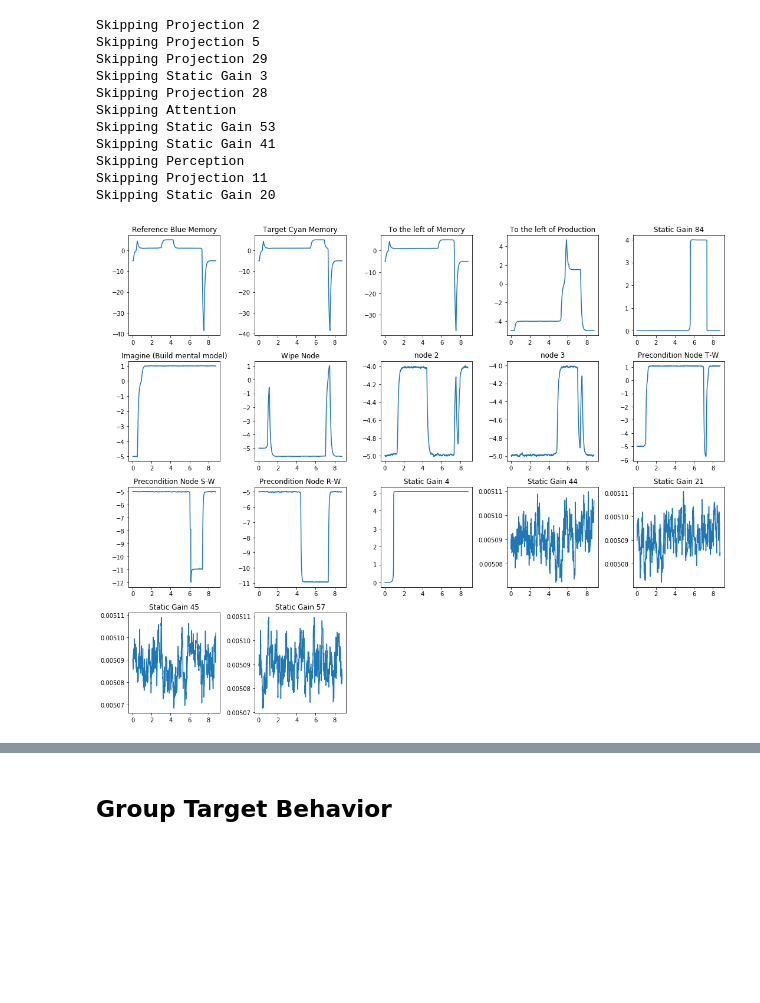
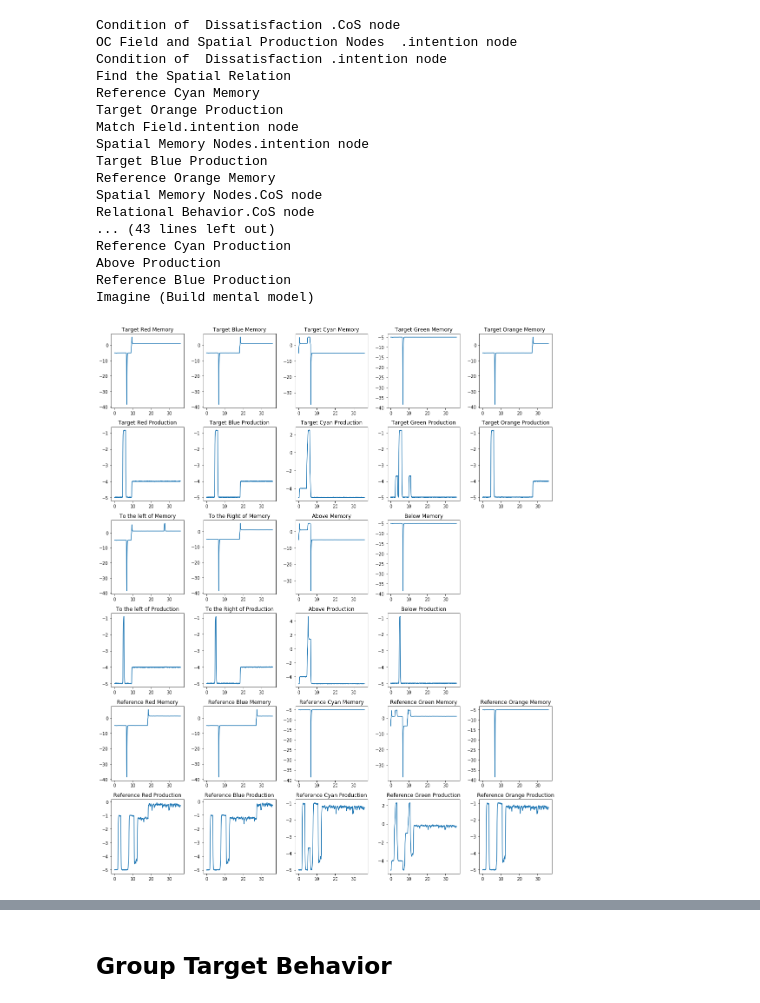
Before and after one commit to rturon/dft_in_nengo, a Jupyter notebook: notebooks/Plot_cedar_modules.ipynb, the cells around one changed output, grey strips where cells are left out. Saved outputs shown, nothing was run; the diff lists cells and outputs as text; code cells hidden in the pictures; blank space fills up the shorter version.

Commit message:
added similar plotting for cedar

```diff
--- a/notebooks/Plot_cedar_modules.ipynb
+++ b/notebooks/Plot_cedar_modules.ipynb
@@ -14,26 +27,29 @@ def get_name(filepath):
 
     return name
 # %%
-modules_3d = ['Attention', 'Perception', 'Static Gain 3', 'Projection 5', 'Projection 11',
-              'Projection 2', 'Projection 28', 'Projection 29', 'Static Gain 20',
-              'Static Gain 41', 'Static Gain 53']
+# modules_3d = ['Attention', 'Perception', 'Static Gain 3', 'Projection 5', 'Projection 11',
+#               'Projection 2', 'Projection 28', 'Projection 29', 'Static Gain 20',
+#               'Static Gain 41', 'Static Gain 53']
 cedar_data = {}
 for filepath in files:
     module_name = get_name(filepath)
-    if module_name in modules_3d:
-        print('Skipping %s' %module_name)
-        continue
-    # for the moment skip the 3-dimensional fields
+    print(module_name)
     cedar_data[module_name] = pd.read_csv(filepath, skiprows=1, header=None)
 # %% [output]
-Skipping Projection 2
-Skipping Projection 5
-Skipping Projection 29
-Skipping Static Gain 3
-Skipping Projection 28
-Skipping Attention
-Skipping Static Gain 53
-Skipping Static Gain 41
-Skipping Perception
-Skipping Projection 11
-Skipping Static Gain 20
+Condition of  Dissatisfaction .CoS node
+OC Field and Spatial Production Nodes  .intention node
+Condition of  Dissatisfaction .intention node
+Find the Spatial Relation
+Reference Cyan Memory
+Target Orange Production
+Match Field.intention node
+Spatial Memory Nodes.intention node
+Target Blue Production
+Reference Orange Memory
+Spatial Memory Nodes.CoS node
+Relational Behavior.CoS node
+... (43 lines left out)
+Reference Cyan Production
+Above Production
+Reference Blue Production
+Imagine (Build mental model)
@@ -79,0 +56,3 @@ tps_1d = np.arange(54,54+15*3,3) * 6 + 10
+# %%
+for name in cedar_data:
+    cedar_data[name].drop_duplicates(subset=0, keep='last', inplace=True)
@@ -80,24 +110,35 @@ tps_1d = np.arange(54,54+15*3,3) * 6 + 10
 # %%
-plot_1d = ['Reference Blue Memory', 'Target Cyan Memory', 'To the left of Memory',
-           'To the left of Production', 'Static Gain 84', 'Imagine (Build mental model)',
-           'Wipe Node', 'node 2', 'node 3', 'Precondition Node T-W', 'Precondition Node S-W',
-           'Precondition Node R-W', 'Static Gain 4', 'Static Gain 44', 'Static Gain 21',
-           'Static Gain 45', 'Static Gain 57']
+plot_1d = ['Target Red Memory', 'Target Blue Memory', 'Target Cyan Memory',
+           'Target Green Memory', 'Target Orange Memory ', 'Target Red Production',
+           'Target Blue Production', 'Target Cyan Production', 'Target Green Production',
+           'Target Orange Production', 'To the left of Memory', 'To the Right of Memory',
+           'Above Memory', 'Below Memory', 'Empty','To the left of Production',
+           'To the Right of Production', 'Above Production', 'Below Production', 'Empty',
+           'Reference Red Memory', 'Reference Blue Memory', 'Reference Cyan Memory',
+           'Reference Green Memory', 'Reference Orange Memory',
+           'Reference Red Production', 'Reference Blue Production',
+           'Reference Cyan Production', 'Reference Green Production',
+           'Reference Orange Production']
 
-plt.figure(figsize=(15,12))
+plt.figure(figsize=(15,18))
 for i, name in enumerate(plot_1d):
-    plt.subplot(4,5,i+1)
+    if name == 'Empty':
+        continue
+    plt.subplot(6,5,i+1)
 
     x = cedar_data[name][0]
     x = [float(t.rsplit(' ', 1)[0]) for t in x]
     plt.plot(x, cedar_data[name][1])
     name_split = name.rsplit('.',1)
     if len(name_split) > 1:
         plt.title(name_split[1])
     else:
         plt.title(name)
 
 plt.tight_layout()
+if not os.path.isdir('../../images/%s' %dir_name):
+    os.mkdir('../../images/%s' %dir_name)
+plt.savefig('../../images/%s/Memory and Production Nodes_%s.png' %(dir_name, time_factor))
 plt.show()
 # %% [output]
-[figure, old version]
+[figure, new version]
```
Also changed, not shown: parts of 47 cells of this notebook, 4 other files.
